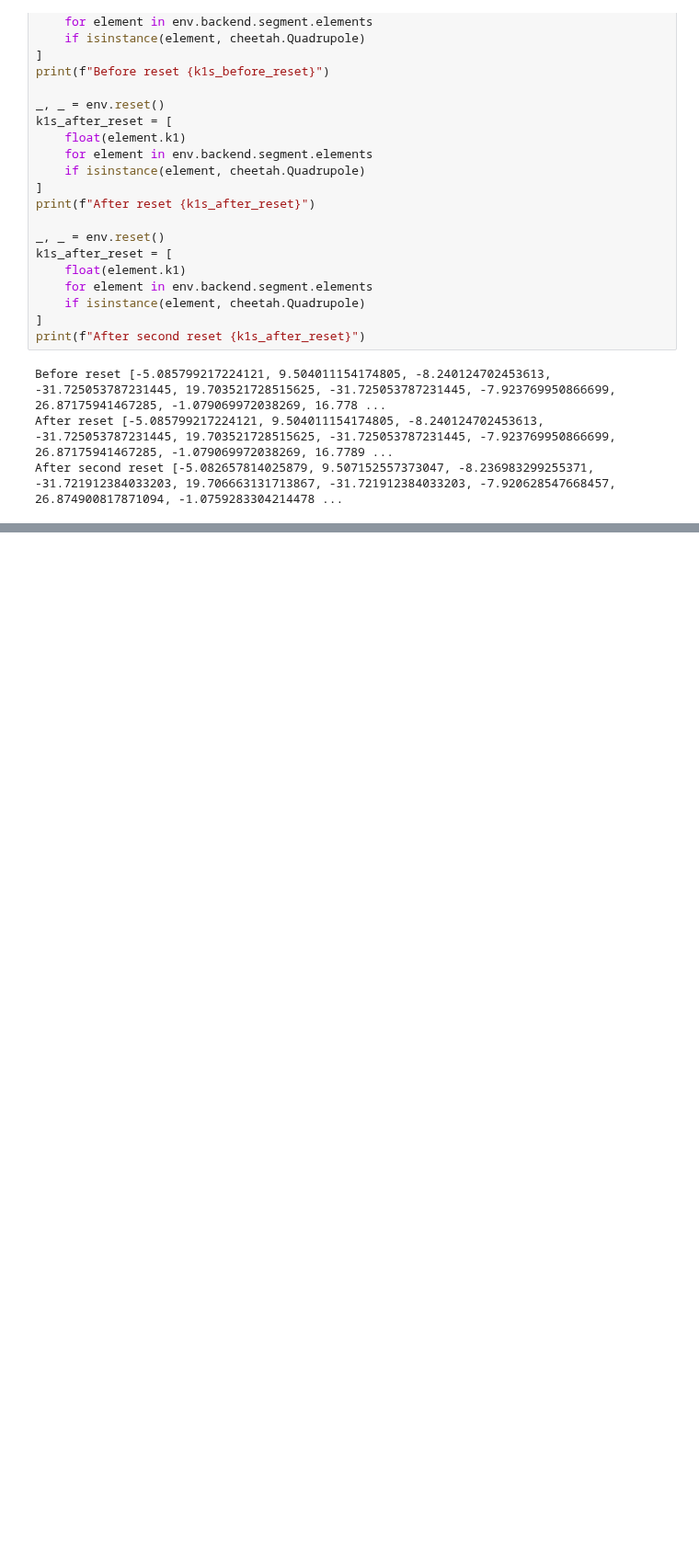
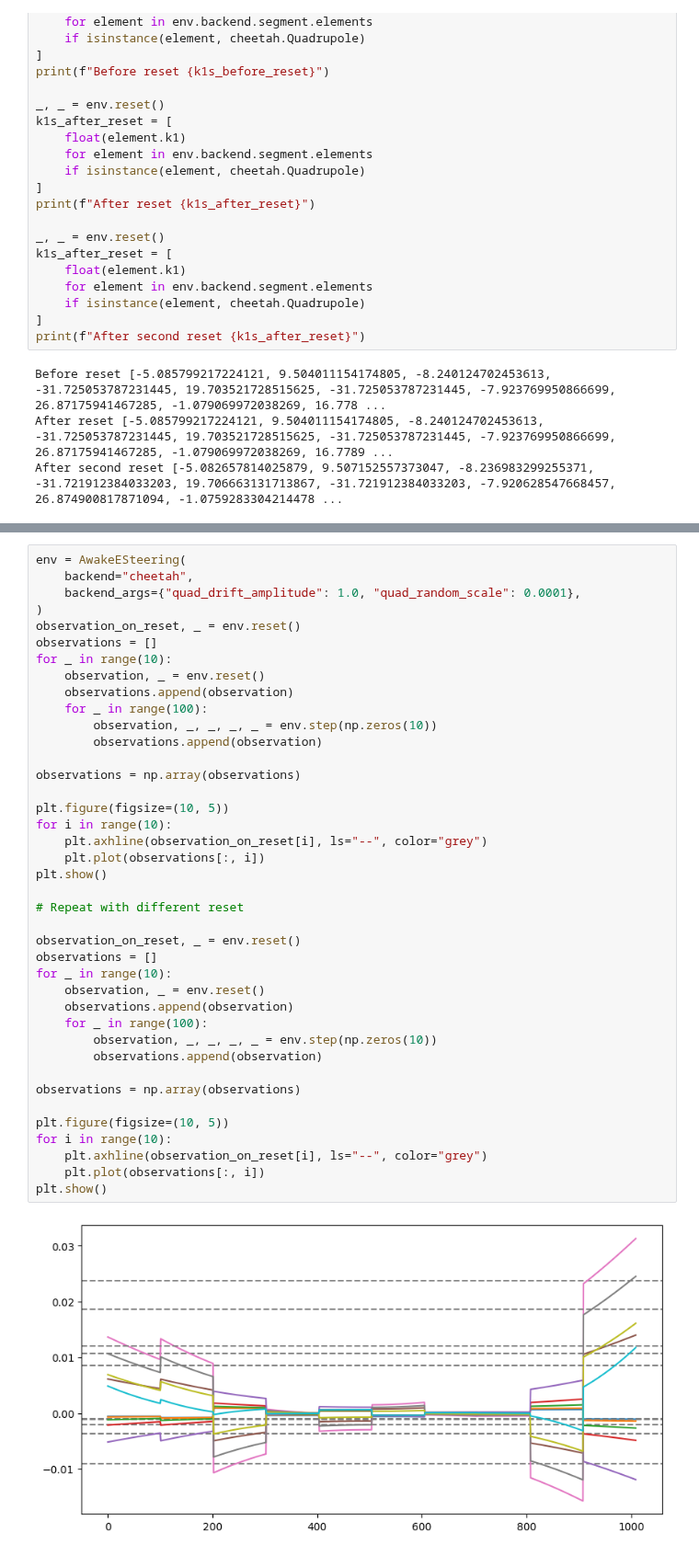
Before and after one commit to RL4AA/rl4aa24-tutorial, a Jupyter notebook: notebooks/inspect_environment.ipynb, the cells around one changed output, grey strips where cells are left out. Shown at 92% size. Cells and saved outputs as stored; diff of their text form; blank space fills up the shorter version.

```diff
--- a/notebooks/inspect_environment.ipynb
+++ b/notebooks/inspect_environment.ipynb
@@ -175,0 +265,42 @@ After second reset [-5.082657814025879, 9.507152557373047, -8.236983299255371, -
+# %%
+env = AwakeESteering(
+    backend="cheetah",
+    backend_args={"quad_drift_amplitude": 1.0, "quad_random_scale": 0.0001},
+)
+observation_on_reset, _ = env.reset()
+observations = []
+for _ in range(10):
+    observation, _ = env.reset()
+    observations.append(observation)
+    for _ in range(100):
+        observation, _, _, _, _ = env.step(np.zeros(10))
+        observations.append(observation)
+
+observations = np.array(observations)
+
+plt.figure(figsize=(10, 5))
+for i in range(10):
+    plt.axhline(observation_on_reset[i], ls="--", color="grey")
+    plt.plot(observations[:, i])
+plt.show()
+
+# Repeat with different reset
+
+observation_on_reset, _ = env.reset()
+observations = []
+for _ in range(10):
+    observation, _ = env.reset()
+    observations.append(observation)
+    for _ in range(100):
+        observation, _, _, _, _ = env.step(np.zeros(10))
+        observations.append(observation)
+
+observations = np.array(observations)
+
+plt.figure(figsize=(10, 5))
+for i in range(10):
+    plt.axhline(observation_on_reset[i], ls="--", color="grey")
+    plt.plot(observations[:, i])
+plt.show()
+# %% [output]
+[figure, added]
```
Also changed, not shown: parts of 9 cells of this notebook, 2 other files.
